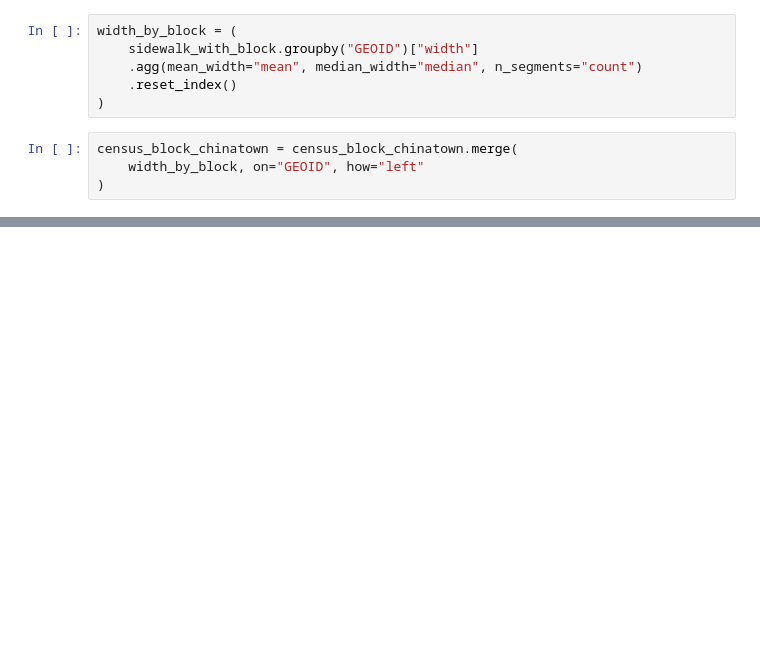
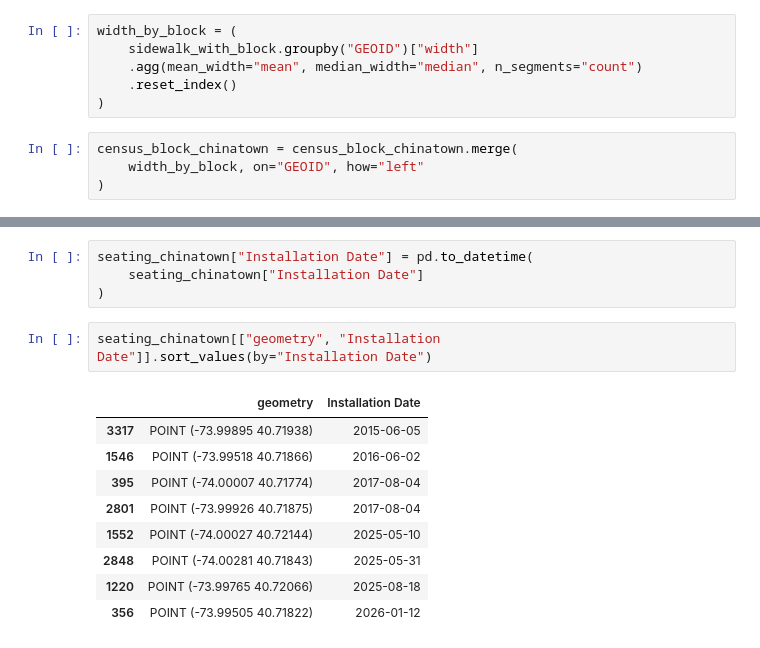
Before and after one commit to rachelshin-works/cdp-mapping-systems, a Jupyter notebook: Assignment_rachel/chinatown_seating_locations.ipynb, the cells around one changed output, grey strips where cells are left out. Saved outputs shown, nothing was run; the diff lists cells and outputs as text; blank space fills up the shorter version.

```diff
--- a/Assignment_rachel/chinatown_seating_locations.ipynb
+++ b/Assignment_rachel/chinatown_seating_locations.ipynb
@@ -358,0 +425,16 @@ plt.show()
+# %%
+seating_chinatown["Installation Date"] = pd.to_datetime(
+    seating_chinatown["Installation Date"]
+)
+# %%
+seating_chinatown[["geometry", "Installation Date"]].sort_values(by="Installation Date")
+# %% [output]
+|  | geometry | Installation Date |
+| 3317 | POINT (-73.99895 40.71938) | 2015-06-05 |
+| 1546 | POINT (-73.99518 40.71866) | 2016-06-02 |
+| 395 | POINT (-74.00007 40.71774) | 2017-08-04 |
+| 2801 | POINT (-73.99926 40.71875) | 2017-08-04 |
+| 1552 | POINT (-74.00027 40.72144) | 2025-05-10 |
+| 2848 | POINT (-74.00281 40.71843) | 2025-05-31 |
+| 1220 | POINT (-73.99765 40.72066) | 2025-08-18 |
+| 356 | POINT (-73.99505 40.71822) | 2026-01-12 |
```
Also changed, not shown: parts of 9 cells of this notebook.
